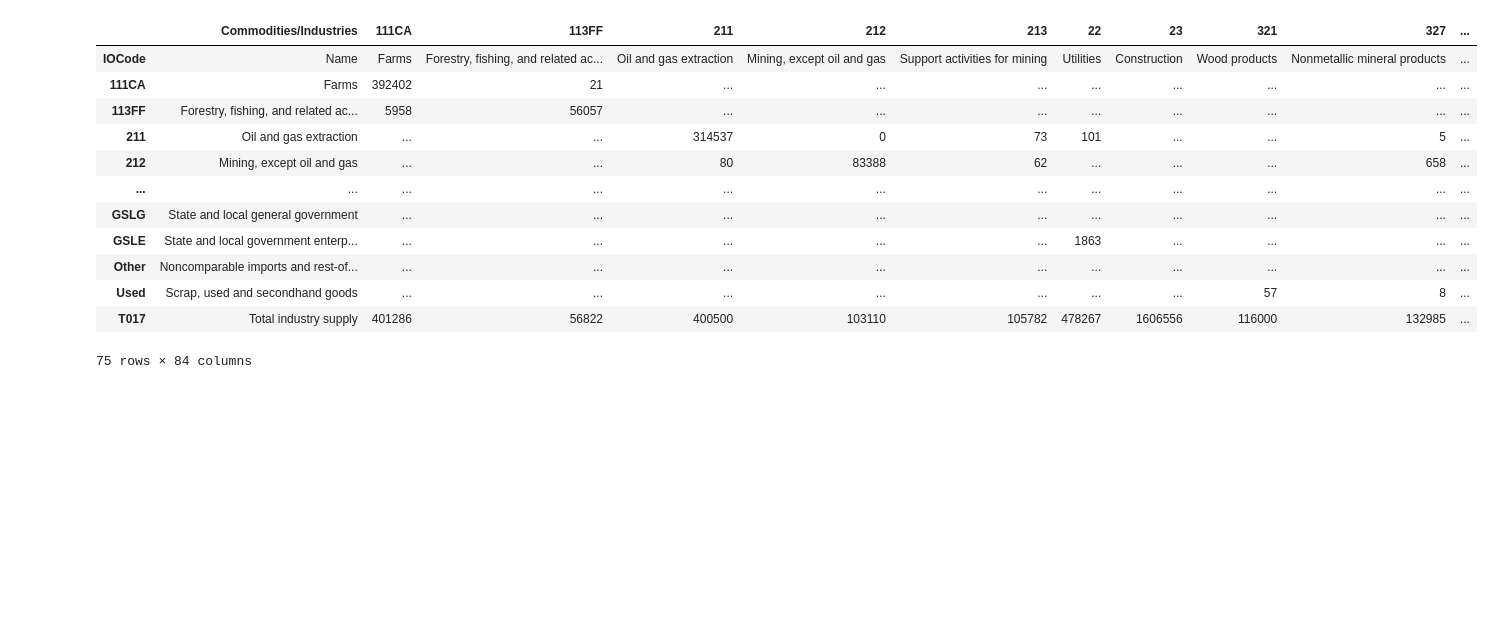
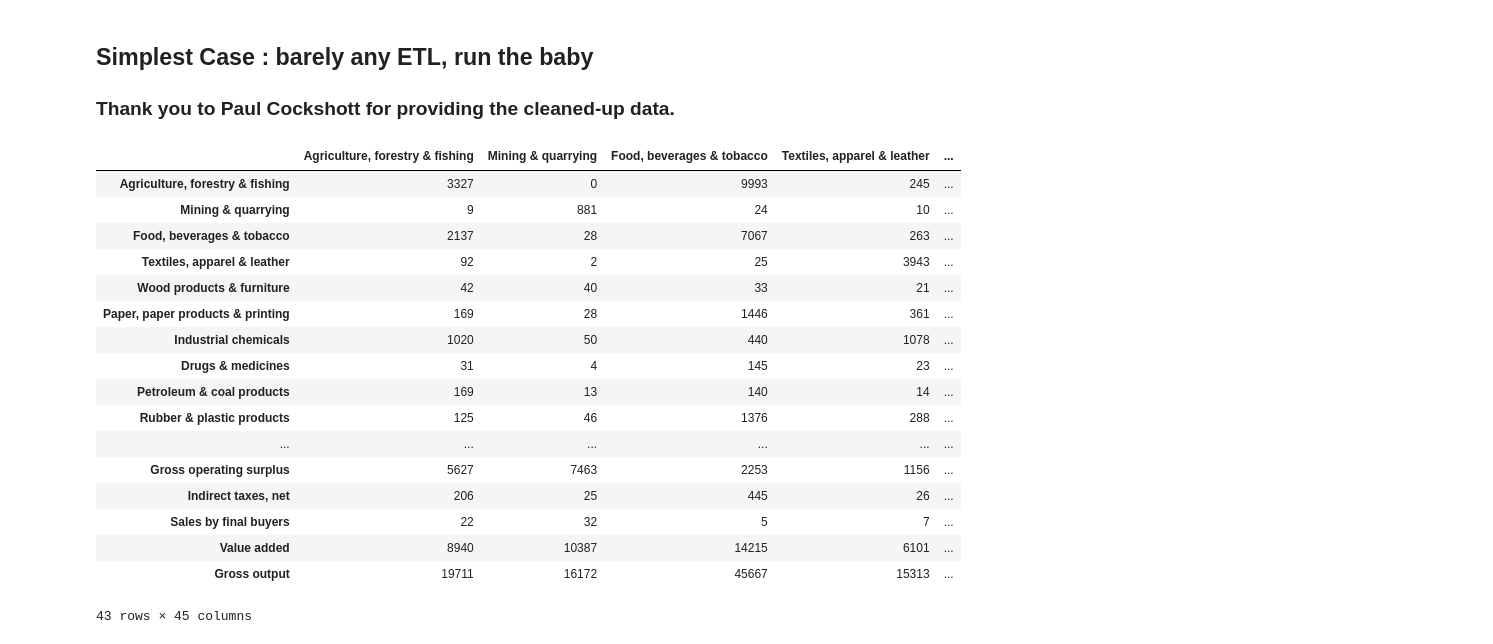
Before and after one commit to Djamil17/iotables, a Jupyter notebook: python/calculating-labor-values.ipynb, the cells around one changed output. Saved outputs shown, nothing was run; the diff lists cells and outputs as text; code cells hidden in the pictures; blank space fills up the shorter version.

```diff
--- a/python/calculating-labor-values.ipynb
+++ b/python/calculating-labor-values.ipynb
@@ -1,29 +20,35 @@
+# %% [markdown]
+## Simplest Case : barely any ETL, run the baby
+
+### Thank you to Paul Cockshott for providing the cleaned-up data.
 # %%
 import numpy as np
 import pandas as pd
 
 ## create a multi-index
 
-"""
 
-"""
-
-file='../data/bls_input-output.csv'
+file='/Users/djamillakhdarhamina/Desktop/io.csv'
 with open(file, 'rt') as f:
-    data=pd.read_csv(f, )
+    data=pd.read_csv(f,index_col=0)
 
 data
 # %% [output]
-|  | Commodities/Industries | 111CA | 113FF | 211 | 212 | 213 | 22 | 23 | 321 | 327 | ... |
-| IOCode | Name | Farms | Forestry, fishing, and related ac... | Oil and gas extraction | Mining, except oil and gas | Support activities for mining | Utilities | Construction | Wood products | Nonmetallic mineral products | ... |
-| 111CA | Farms | 392402 | 21 | ... | ... | ... | ... | ... | ... | ... | ... |
-| 113FF | Forestry, fishing, and related ac... | 5958 | 56057 | ... | ... | ... | ... | ... | ... | ... | ... |
-| 211 | Oil and gas extraction | ... | ... | 314537 | 0 | 73 | 101 | ... | ... | 5 | ... |
-| 212 | Mining, except oil and gas | ... | ... | 80 | 83388 | 62 | ... | ... | ... | 658 | ... |
-| ... | ... | ... | ... | ... | ... | ... | ... | ... | ... | ... | ... |
-| GSLG | State and local general government | ... | ... | ... | ... | ... | ... | ... | ... | ... | ... |
-| GSLE | State and local government enterp... | ... | ... | ... | ... | ... | 1863 | ... | ... | ... | ... |
-| Other | Noncomparable imports and rest-of... | ... | ... | ... | ... | ... | ... | ... | ... | ... | ... |
-| Used | Scrap, used and secondhand goods | ... | ... | ... | ... | ... | ... | ... | 57 | 8 | ... |
-| T017 | Total industry supply | 401286 | 56822 | 400500 | 103110 | 105782 | 478267 | 1606556 | 116000 | 132985 | ... |
+|  | Agriculture, forestry & fishing | Mining & quarrying | Food, beverages & tobacco | Textiles, apparel & leather | ... |
+| Agriculture, forestry & fishing | 3327 | 0 | 9993 | 245 | ... |
+| Mining & quarrying | 9 | 881 | 24 | 10 | ... |
+| Food, beverages & tobacco | 2137 | 28 | 7067 | 263 | ... |
+| Textiles, apparel & leather | 92 | 2 | 25 | 3943 | ... |
+| Wood products & furniture | 42 | 40 | 33 | 21 | ... |
+| Paper, paper products & printing | 169 | 28 | 1446 | 361 | ... |
+| Industrial chemicals | 1020 | 50 | 440 | 1078 | ... |
+| Drugs & medicines | 31 | 4 | 145 | 23 | ... |
+| Petroleum & coal products | 169 | 13 | 140 | 14 | ... |
+| Rubber & plastic products | 125 | 46 | 1376 | 288 | ... |
+| ... | ... | ... | ... | ... | ... |
+| Gross operating surplus | 5627 | 7463 | 2253 | 1156 | ... |
+| Indirect taxes, net | 206 | 25 | 445 | 26 | ... |
+| Sales by final buyers | 22 | 32 | 5 | 7 | ... |
+| Value added | 8940 | 10387 | 14215 | 6101 | ... |
+| Gross output | 19711 | 16172 | 45667 | 15313 | ... |
-75 rows × 84 columns
+43 rows × 45 columns
```
Also changed, not shown: parts of 11 cells of this notebook, 1 other file.
